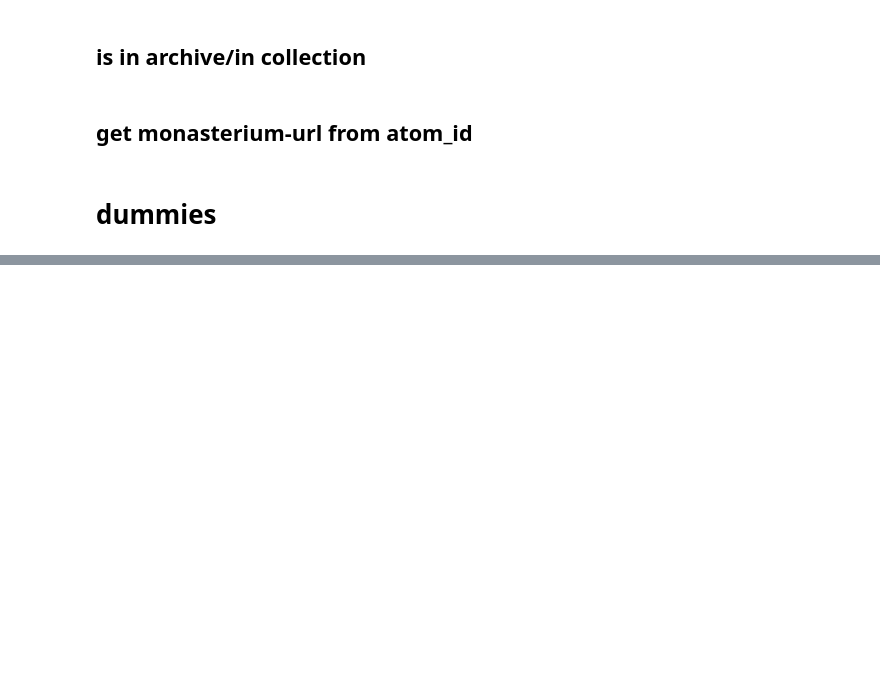
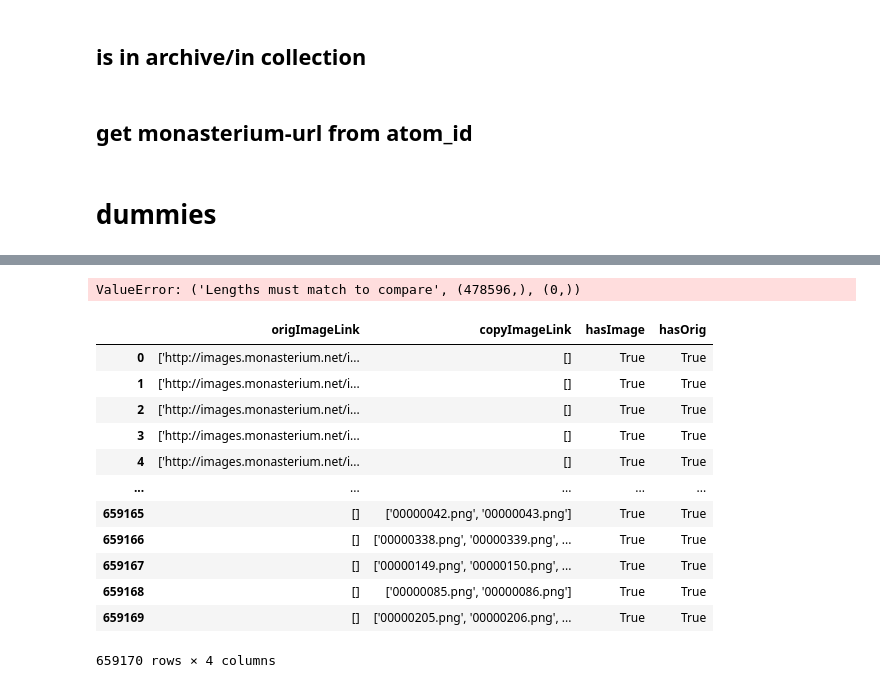
Before and after one commit to Didip-eu/ddpa_lines, a Jupyter notebook: notebooks/playground.ipynb, the cells around one changed output, grey strips where cells are left out. Saved outputs shown, nothing was run; the diff lists cells and outputs as text; code cells hidden in the pictures; blank space fills up the shorter version.

```diff
--- a/notebooks/playground.ipynb
+++ b/notebooks/playground.ipynb
@@ -880,0 +882,3 @@ df_full.to_csv("atomID+url.csv", encoding="utf-8")
+# %%
+df = pd.read_parquet('../data/output/tests/orig&copyImagePerCharter_test.parquet', engine='pyarrow')
+#df = df.iloc[: , 1:]
@@ -880,0 +887,2 @@ df_full.to_csv("atomID+url.csv", encoding="utf-8")
+# %%
+df = df[df["hasImage"] == True].reset_index(drop=True).iloc[:, :3]
@@ -880,0 +905,28 @@ df_full.to_csv("atomID+url.csv", encoding="utf-8")
+# %%
+#df["hasOrig"] = np.where(df["origImageLink"].explode(origImageLink") == None, False)
+df = df.explode("origImageLink")
+df.loc[(df['origImageLink'] == []), "hasOrig"] = False
+#df.loc[(df['Space'] == 'TRUE') & (df['Threshold'] <= 0.2), 'Space_Test'] = 'Pass'
+# %% [output]
+ValueError: ('Lengths must match to compare', (478596,), (0,))
+# %%
+df.loc[(df['Space'] == 'TRUE') & (df['Threshold'] <= 0.2), 'Space_Test'] = 'Pass'
+df.loc[(df['Space'] != 'TRUE') | (df['Threshold'] > 0.2), 'Space_Test'] = 'Fail'
+
+
+df['Space_Test'] = np.where(df['Space'],
+                   np.where(df['Threshold'] <= 0.2, 'Pass', 'Fail'),'FALSE')
+# %% [output]
+|  | origImageLink | copyImageLink | hasImage | hasOrig |
+| 0 | ['http://images.monasterium.net/i... | [] | True | True |
+| 1 | ['http://images.monasterium.net/i... | [] | True | True |
+| 2 | ['http://images.monasterium.net/i... | [] | True | True |
+| 3 | ['http://images.monasterium.net/i... | [] | True | True |
+| 4 | ['http://images.monasterium.net/i... | [] | True | True |
+| ... | ... | ... | ... | ... |
+| 659165 | [] | ['00000042.png', '00000043.png'] | True | True |
+| 659166 | [] | ['00000338.png', '00000339.png', ... | True | True |
+| 659167 | [] | ['00000149.png', '00000150.png', ... | True | True |
+| 659168 | [] | ['00000085.png', '00000086.png'] | True | True |
+| 659169 | [] | ['00000205.png', '00000206.png', ... | True | True |
+659170 rows × 4 columns
```
Also changed, not shown: parts of 5 cells of this notebook, 2 other files.
